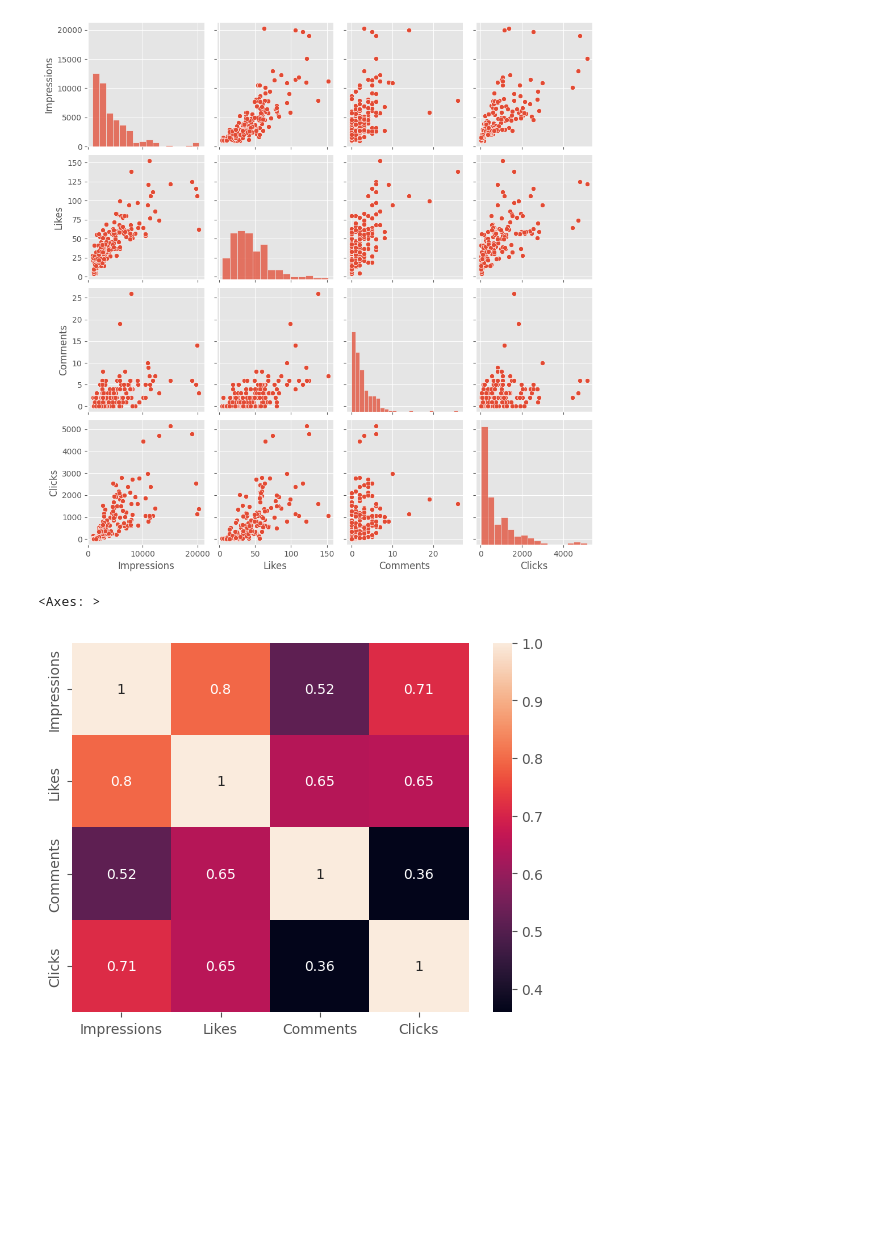
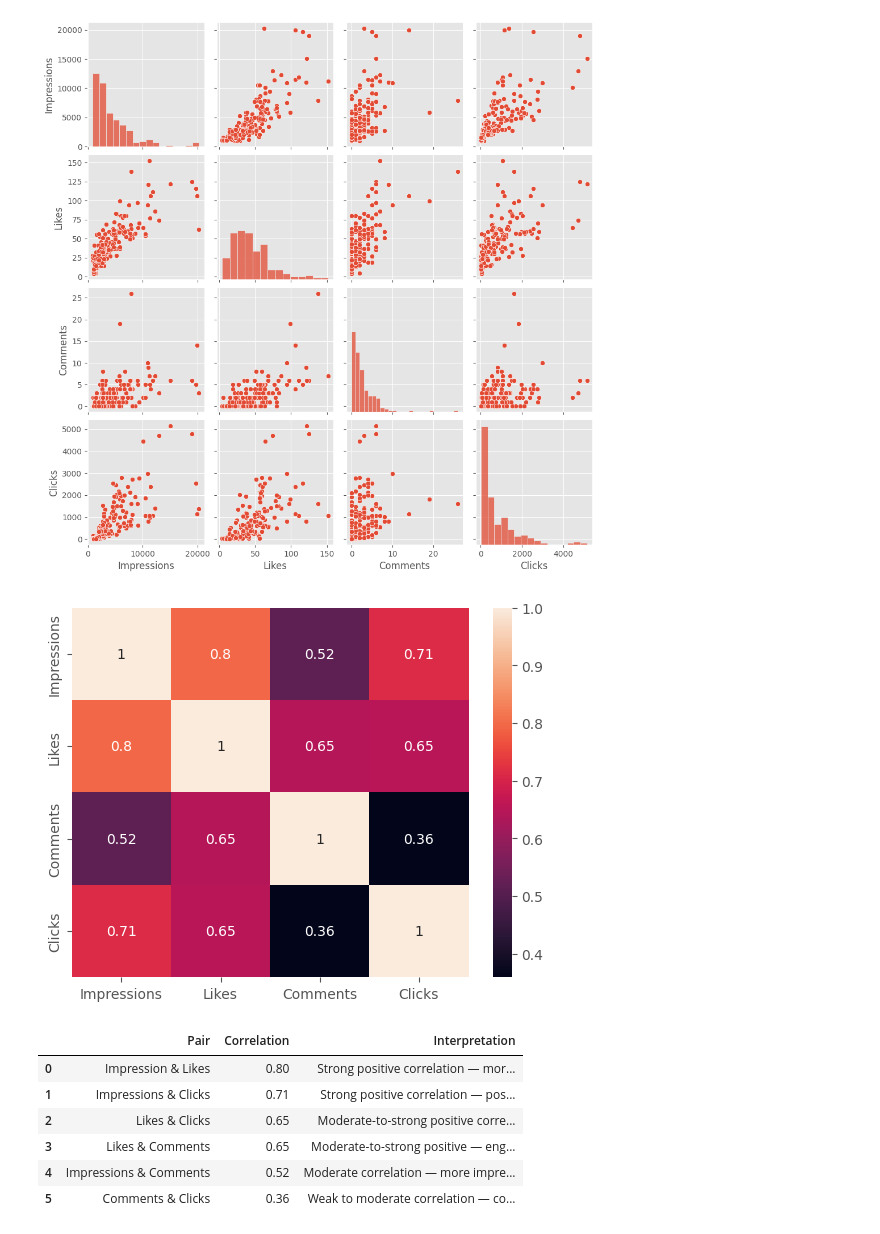
Before and after one commit to Licheng-Fang-Git/ML-Model, a Jupyter notebook: app.ipynb, the cells around one changed output. Cells and saved outputs as stored; diff of their text form; code cells hidden in the pictures; blank space fills up the shorter version.

```diff
--- a/app.ipynb
+++ b/app.ipynb
@@ -435,8 +429,30 @@ plt.show()
 [figure]
 # %%
 df_corr = df[['Impressions', 'Likes', 'Comments', 'Clicks']].dropna().corr()
-df_corr
+
 sns.heatmap(df_corr, annot=True)
+plt.show()
+
+data = {
+    "Pair" : ['Impression & Likes', 'Impressions & Clicks', 'Likes & Clicks', 'Likes & Comments', 'Impressions & Comments', 'Comments & Clicks'],
+    "Correlation": [0.80, 0.71, 0.65, 0.65, 0.52, 0.36],
+    "Interpretation": [
+        "Strong positive correlation — more impressions tend to result in more likes.",
+        "Strong positive correlation — posts seen more often are also clicked more.",
+        "Moderate-to-strong positive correlation — users who like posts often also click them.",
+        "Moderate-to-strong positive — engaging posts receive both likes and comments.",
+        "Moderate correlation — more impressions are somewhat associated with more comments.",
+        "Weak to moderate correlation — commenting behavior is less tied to clicking behavior."]
+}
+
+pd.set_option('display.max_colwidth', None)
+display(pd.DataFrame(data))
 # %% [output]
-<Axes: >
 [figure]
+|  | Pair | Correlation | Interpretation |
+| 0 | Impression & Likes | 0.80 | Strong positive correlation — mor... |
+| 1 | Impressions & Clicks | 0.71 | Strong positive correlation — pos... |
+| 2 | Likes & Clicks | 0.65 | Moderate-to-strong positive corre... |
+| 3 | Likes & Comments | 0.65 | Moderate-to-strong positive — eng... |
+| 4 | Impressions & Comments | 0.52 | Moderate correlation — more impre... |
+| 5 | Comments & Clicks | 0.36 | Weak to moderate correlation — co... |
```
Also changed, not shown: parts of 8 cells of this notebook.
